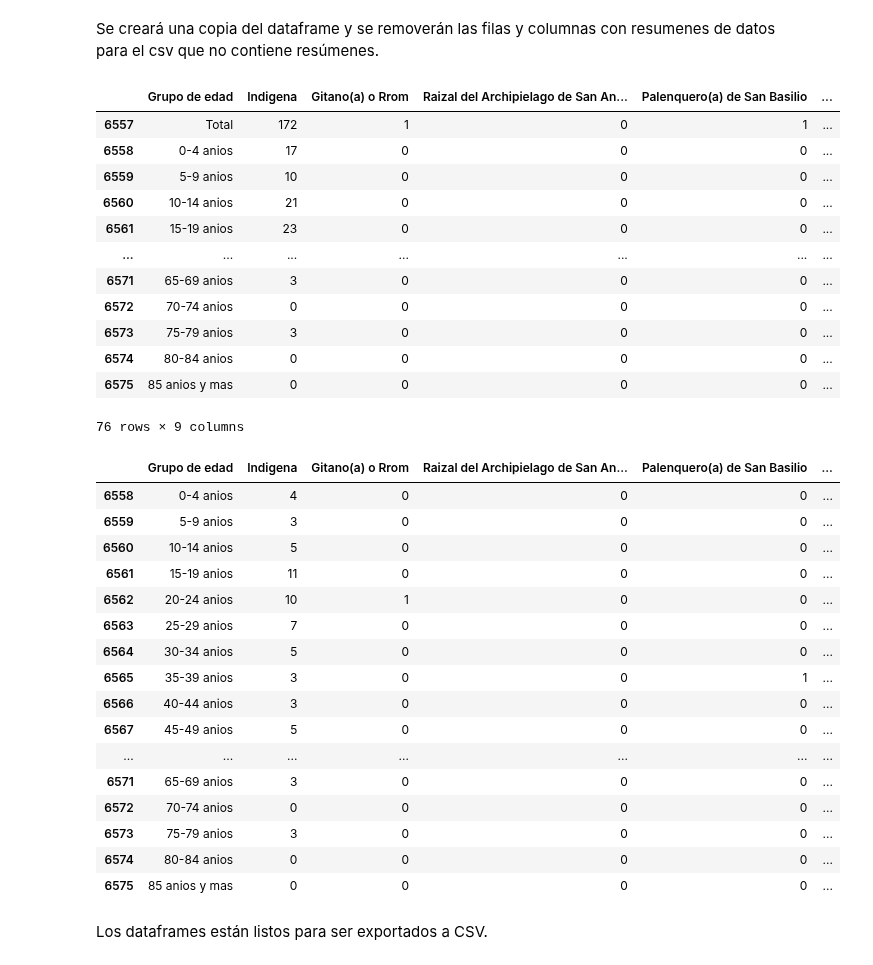
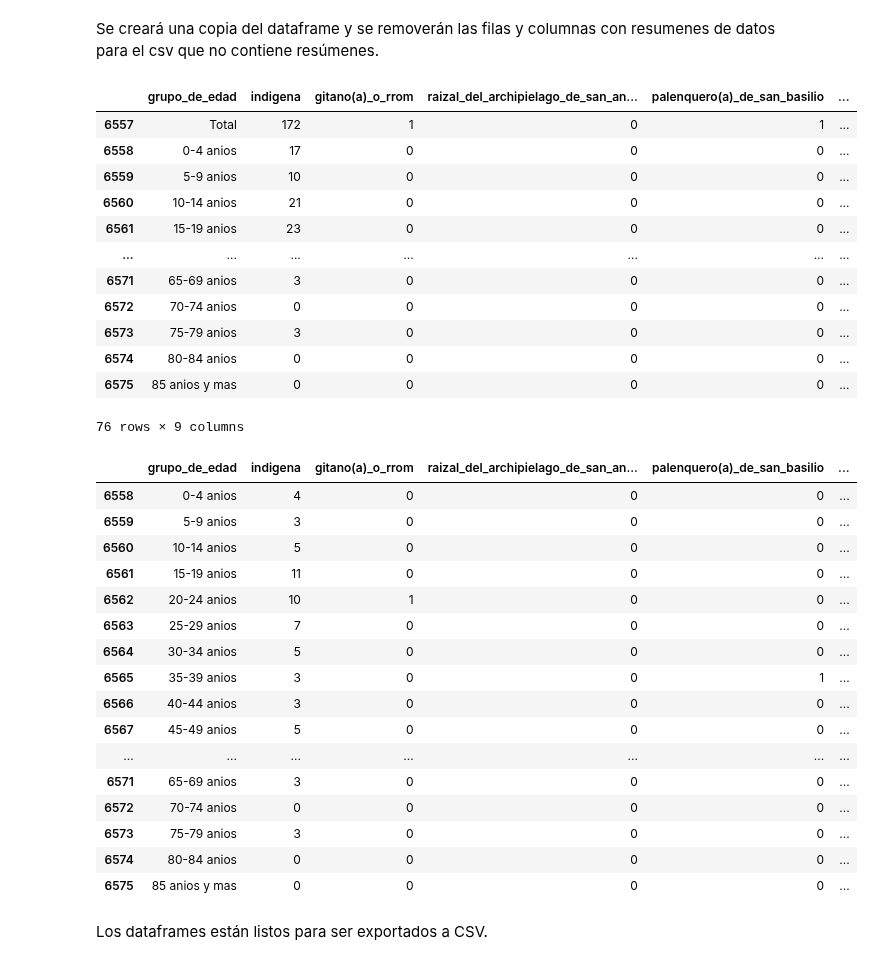
Before and after one commit to Schiavi13/Censo-Viterbo-Caldas-2018, a Jupyter notebook: source_to_csv_12pm.ipynb, the cells around one changed output. Drawn from its saved outputs; the diff is of its cells as text; code cells hidden in the pictures.

```diff
--- a/source_to_csv_12pm.ipynb
+++ b/source_to_csv_12pm.ipynb
@@ -99,6 +100,6 @@ for df in ls_df:
     df.rename(columns=dict(zip(list(df.columns.values[1:-1]), actual_headers[:])), inplace=True)
 
 df_12pm = pd.concat(ls_df)
-df_12pm.rename(columns={'Unnamed: 2': 'Grupo de edad'}, inplace=True)
+df_12pm.rename(columns={'Unnamed: 2': 'grupo_de_edad', 'Area': 'area'}, inplace=True)
 df_12pm
 # %% [output]
@@ -118,9 +119,9 @@ df_12pm
 # %% [markdown]
 Se renombran los headers que tienen tildes y ñ.
 # %%
-df_12pm = df_12pm.rename(columns={'Indígena':'Indigena',
-                        'Raizal del Archipielago de San Andrés, Providencia y Santa Catalina':'Raizal del Archipielago de San Andres, Providencia y Santa Catalina',
-                        'Ningún grupo étnico':'Ningun grupo etnico',
-                        'Sin información':'Sin informacion'})
+df_12pm = df_12pm.rename(columns={'indígena':'indigena',
+                        'raizal_del_archipielago_de_san_andrés_providencia_y_santa_catalina':'raizal_del_archipielago_de_san_andres_providencia_y_santa_catalina',
+                        'ningún_grupo_étnico':'ningun_grupo_etnico',
+                        'sin_información':'sin_informacion'})
 df_12pm
 # %% [output]
@@ -141,6 +142,6 @@ df_12pm
 Se cambian los datos que contienen tildes y ñ.
 # %%
 replacements = str.maketrans({'ñ': 'ni', 'á': 'a'})
-df_12pm.loc[:, 'Grupo de edad'] = df_12pm['Grupo de edad'].str.translate(replacements)
+df_12pm.loc[:, 'grupo_de_edad'] = df_12pm['grupo_de_edad'].str.translate(replacements)
 df_12pm
 # %% [output]
@@ -161,10 +162,10 @@ df_12pm
 Se creará una copia del dataframe y se removerán las filas y columnas con resumenes de datos para el csv que no contiene resúmenes.
 # %%
 df_12pm_cleaned = df_12pm.copy()
-df_12pm_cleaned.drop(['Total'], axis=1, inplace=True)
+df_12pm_cleaned.drop(['total'], axis=1, inplace=True)
 df_12pm_cleaned
 # %% [output]
-|  | Grupo de edad | Indigena | Gitano(a) o Rrom | Raizal del Archipielago de San An... | Palenquero(a) de San Basilio | ... |
+|  | grupo_de_edad | indigena | gitano(a)_o_rrom | raizal_del_archipielago_de_san_an... | palenquero(a)_de_san_basilio | ... |
 | 6557 | Total | 172 | 1 | 0 | 1 | ... |
 | 6558 | 0-4 anios | 17 | 0 | 0 | 0 | ... |
 | 6559 | 5-9 anios | 10 | 0 | 0 | 0 | ... |
@@ -178,10 +179,10 @@ df_12pm_cleaned
 | 6575 | 85 anios y mas | 0 | 0 | 0 | 0 | ... |
 76 rows × 9 columns
 # %%
-df_12pm_cleaned = df_12pm_cleaned.loc[(df_12pm_cleaned['Grupo de edad'] != 'Total') & (df_12pm_cleaned['Area'] != 'total')]
+df_12pm_cleaned = df_12pm_cleaned.loc[(df_12pm_cleaned['grupo_de_edad'] != 'Total') & (df_12pm_cleaned['area'] != 'total')]
 df_12pm_cleaned
 # %% [output]
-|  | Grupo de edad | Indigena | Gitano(a) o Rrom | Raizal del Archipielago de San An... | Palenquero(a) de San Basilio | ... |
+|  | grupo_de_edad | indigena | gitano(a)_o_rrom | raizal_del_archipielago_de_san_an... | palenquero(a)_de_san_basilio | ... |
 | 6558 | 0-4 anios | 4 | 0 | 0 | 0 | ... |
 | 6559 | 5-9 anios | 3 | 0 | 0 | 0 | ... |
 | 6560 | 10-14 anios | 5 | 0 | 0 | 0 | ... |
```
Also changed, not shown: parts of 4 cells of this notebook, 2 other files.
